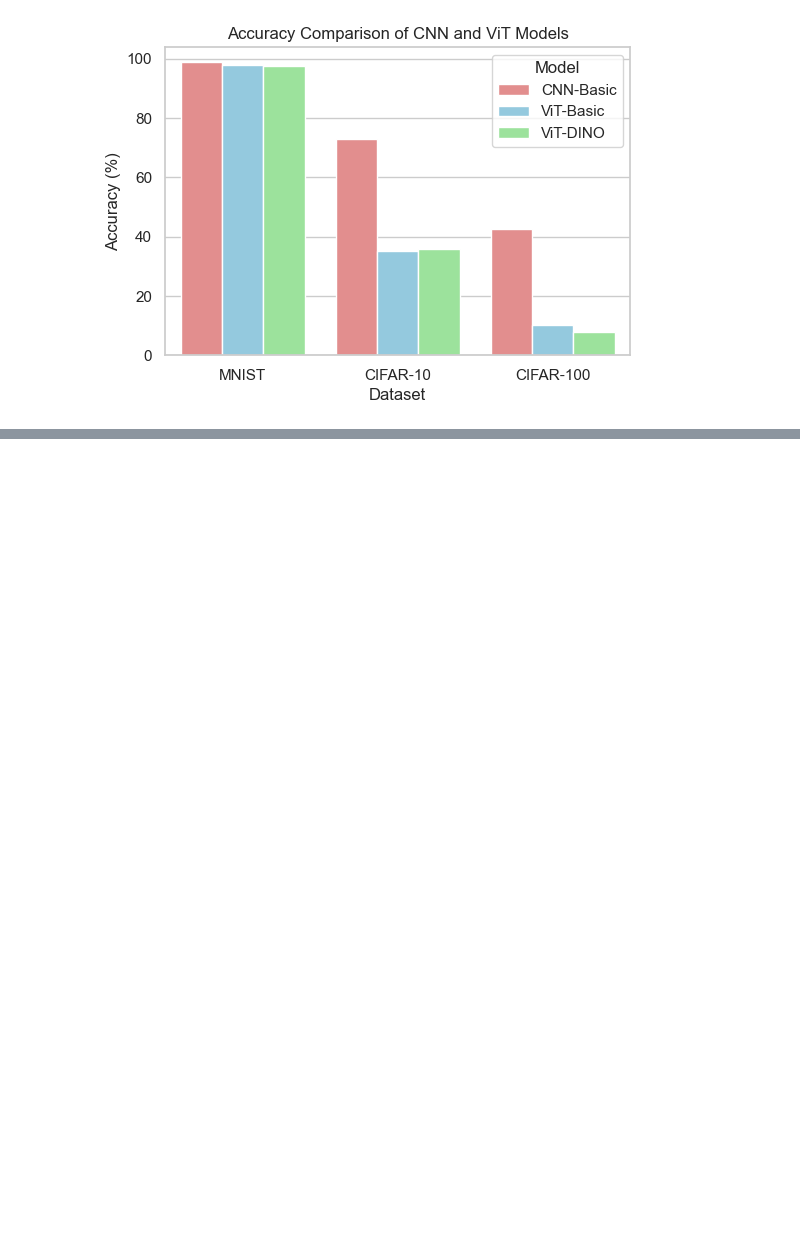
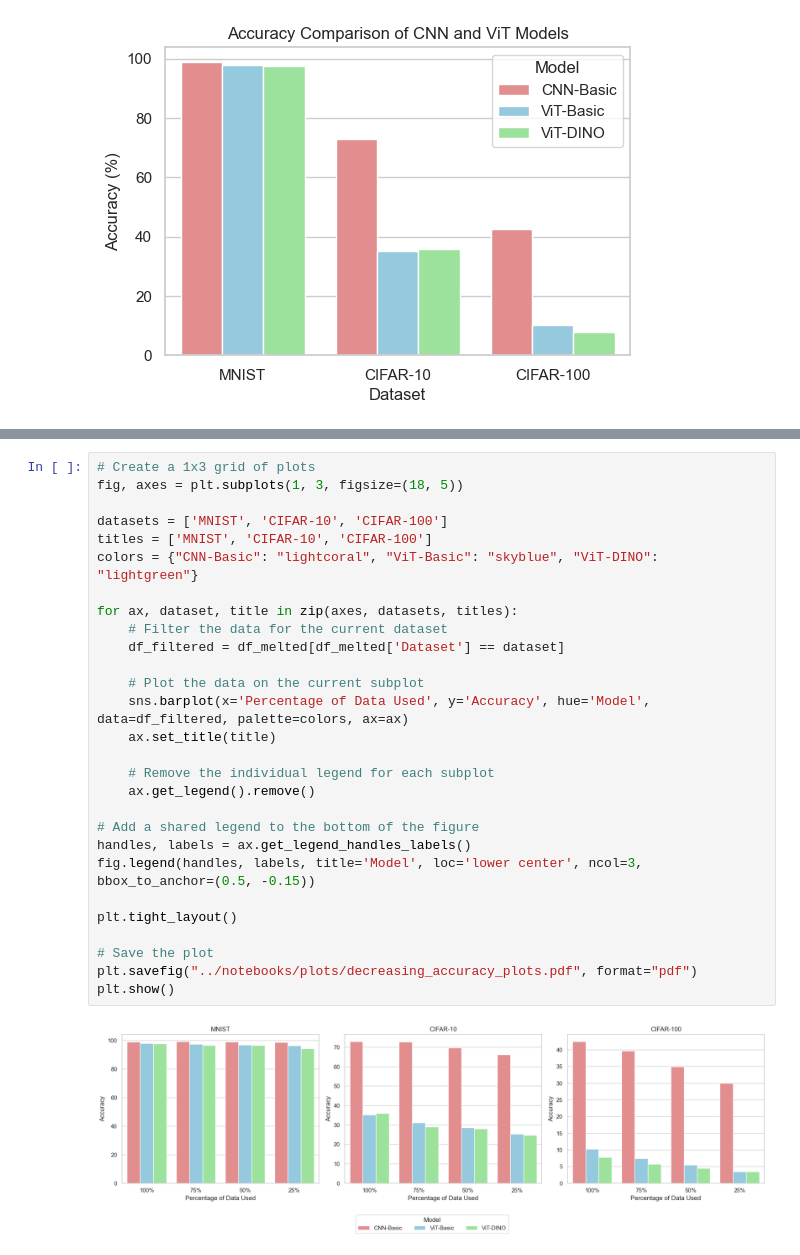
Before and after one commit to pressi-g/pytorch-vit, a Jupyter notebook: notebooks/accuracy_plots.ipynb, the cells around one changed output, grey strips where cells are left out. Drawn from its saved outputs; the diff is of its cells as text; blank space fills up the shorter version.

```diff
--- a/notebooks/accuracy_plots.ipynb
+++ b/notebooks/accuracy_plots.ipynb
@@ -46,0 +134,30 @@ plt.savefig("../notebooks/plots/full_accuracy_plots.pdf", format="pdf")
+# %%
+# Create a 1x3 grid of plots
+fig, axes = plt.subplots(1, 3, figsize=(18, 5))
+
+datasets = ['MNIST', 'CIFAR-10', 'CIFAR-100']
+titles = ['MNIST', 'CIFAR-10', 'CIFAR-100']
+colors = {"CNN-Basic": "lightcoral", "ViT-Basic": "skyblue", "ViT-DINO": "lightgreen"}
+
+for ax, dataset, title in zip(axes, datasets, titles):
+    # Filter the data for the current dataset
+    df_filtered = df_melted[df_melted['Dataset'] == dataset]
+
+    # Plot the data on the current subplot
+    sns.barplot(x='Percentage of Data Used', y='Accuracy', hue='Model', data=df_filtered, palette=colors, ax=ax)
+    ax.set_title(title)
+
+    # Remove the individual legend for each subplot
+    ax.get_legend().remove()
+
+# Add a shared legend to the bottom of the figure
+handles, labels = ax.get_legend_handles_labels()
+fig.legend(handles, labels, title='Model', loc='lower center', ncol=3, bbox_to_anchor=(0.5, -0.15))
+
+plt.tight_layout()
+
+# Save the plot
+plt.savefig("../notebooks/plots/decreasing_accuracy_plots.pdf", format="pdf")
+plt.show()
+# %% [output]
+[figure, added]
```
Also changed, not shown: parts of 5 cells of this notebook.
